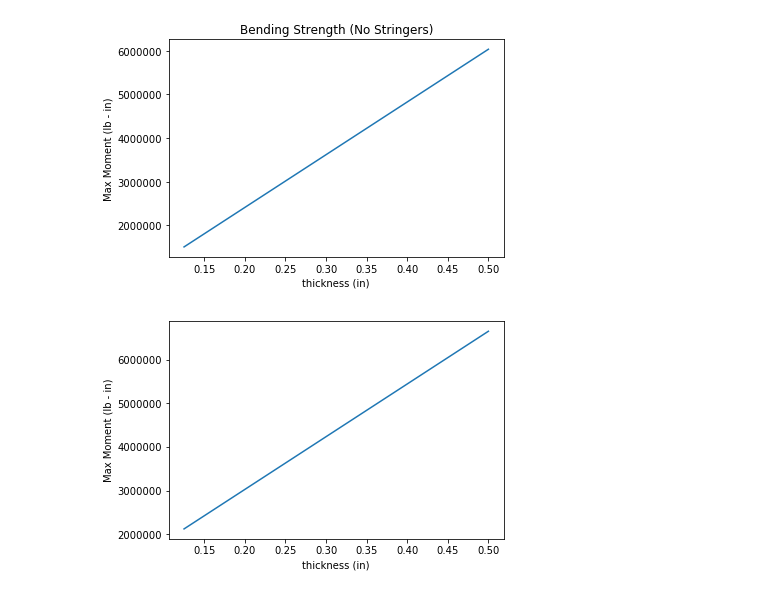
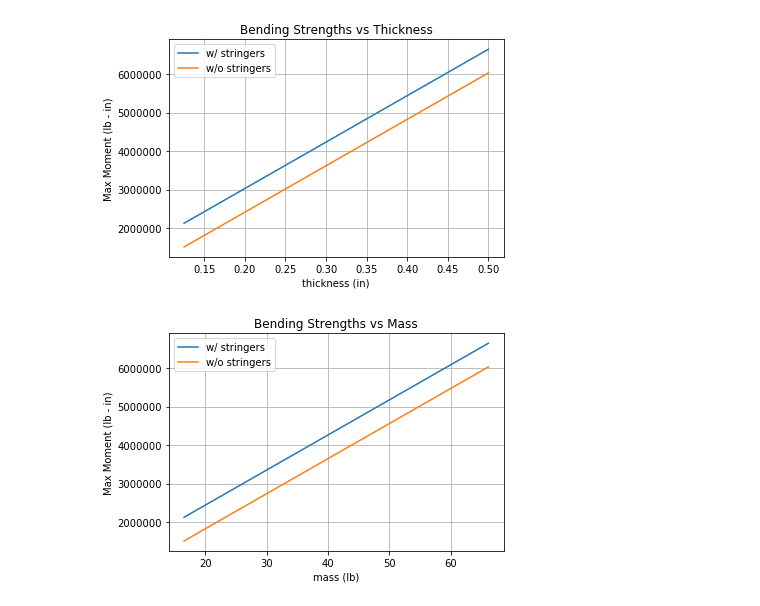
Before and after one commit to rocketproplab/monocoque-bending, a Jupyter notebook: jupyter_development/dev.ipynb, the cells around one changed output. Cells and saved outputs as stored; diff of their text form; code cells hidden in the pictures.

Commit message:
fixing some plotting errors, cleaning

```diff
--- a/jupyter_development/dev.ipynb
+++ b/jupyter_development/dev.ipynb
@@ -2,78 +2,64 @@
 import numpy as np
 import matplotlib.pyplot as plt
 # %%
-## without stringers
-
 SFy = 1.25
 SFu = 1.5  # factor of safety, ultimate
 
 # material properties
 rho = 0.0975  # lb/in^3
 sigmay = 19000  # psi
 sigmau = 33000  # psi
 
 sigmastar = min(sigmay/SFy, sigmau/SFu)
 
 # airframe calculations
 length = 36  # length of monocoque section
 radius_mean = 6  # in
 
 thickness = np.linspace(0.125, 0.5)  # in
 
 circumference = 2*np.pi*radius_mean
 mass = circumference * thickness * length * rho  # mass of cylinder
+
+## without stringers
 # moment of inertia of the cylinder
 inertia = mass * radius_mean**2
-
 # calculating stresses
 momentMax = sigmastar * inertia / radius_mean
 
+## with stringers
+num_stringers = 8
+
+# stringer properties (parallel axis theorem only)
+radius_stringer = radius_mean  # okay assumption for now
+mass_stringer = (0.6 * 0.2 * length * 2) * rho # assuming t-section stringers
+inertia_stringer = mass_stringer * radius_stringer**2 * num_stringers
+
+total_mass_stringers = mass_stringer * num_stringers + mass
+
+inertia = inertia + inertia_stringer
+momentMax_stringers = sigmastar * inertia / radius_mean
+
+# calculating stresses
 plt.figure(1)
-plt.hold
+plt.grid(True)
+plt.plot(thickness, momentMax_stringers)
 plt.plot(thickness, momentMax)
-plt.title('Bending Strength (No Stringers)')
+plt.title('Bending Strengths vs Thickness')
 plt.xlabel('thickness (in)')
 plt.ylabel('Max Moment (lb - in)')
+plt.legend(['w/ stringers', 'w/o stringers'])
 plt.show()
+
+plt.figure(2)
+plt.grid(True)
+plt.plot(mass, momentMax_stringers)
+plt.plot(mass, momentMax)
+plt.title('Bending Strengths vs Mass')
+plt.xlabel('mass (lb)')
+plt.ylabel('Max Moment (lb - in)')
+plt.legend(['w/ stringers', 'w/o stringers'])
+plt.show()
 # %% [output]
-[figure, old version]
+[figure, new version]
+[figure, added]
-# %%
-## with stringers
-
-SFy = 1.25
-SFu = 1.5  # factor of safety, ultimate
-
-# material properties
-rho = 0.0975  # lb/in^3
-sigmay = 19000  # psi
-sigmau = 33000  # psi
-
-sigmastar = min(sigmay/SFy, sigmau/SFu)
-
-# airframe calculations
-length = 36  # length of monocoque section
-radius_mean = 6  # in
-
-thickness = np.linspace(0.125, 0.5)  # in
-
-circumference = 2*np.pi*radius_mean
-mass = circumference * thickness * length * rho  # mass of cylinder
-# moment of inertia of the cylinder
-inertia = mass * radius_mean**2
-
-# stringer properties (parallel axis theorem only)
-radius_stringer = radius_mean  # okay assumption for now
-mass_stringer = (0.6 * 0.2 * length * 2) * rho # assuming t-section stringers
-inertia_stringer = mass_stringer * radius_stringer**2 * 8
-
-inertia = inertia + inertia_stringer
-
-# calculating stresses
-momentMax = sigmastar * inertia / radius_mean
-
-plt.plot(thickness, momentMax)
-plt.xlabel('thickness (in)')
-plt.ylabel('Max Moment (lb - in)')
-plt.show()
-# %% [output]
-[figure, removed]
```
Also changed, not shown: parts of 1 cell of this notebook.
